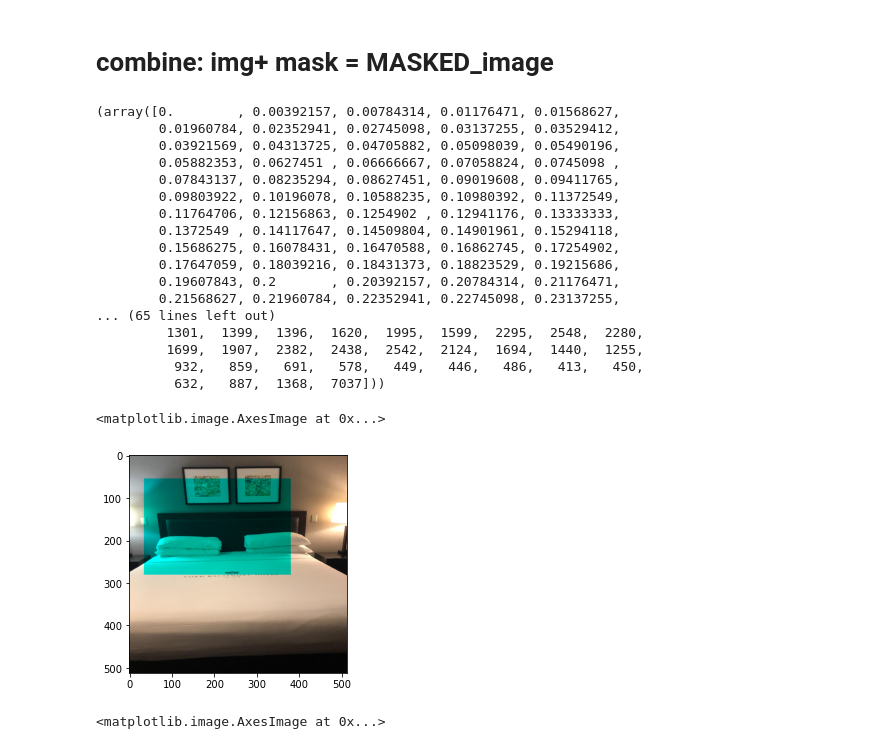
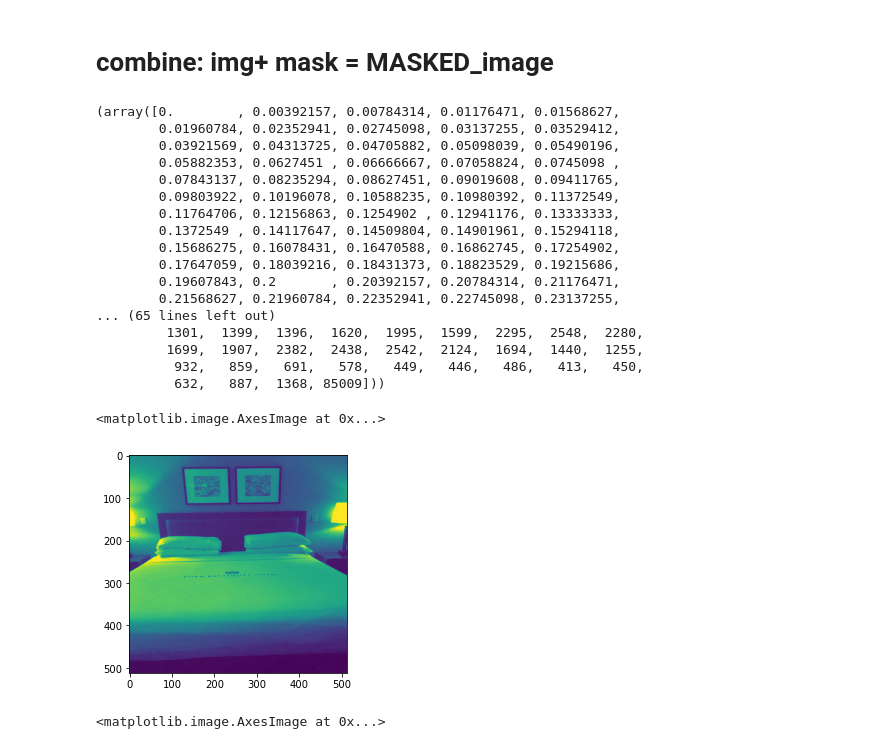
Before and after one commit to RahulS247/Hotel_Recognition-kaggle_challenge, a Jupyter notebook: maskGAN.ipynb, the cells around one changed output. Drawn from its saved outputs; the diff is of its cells as text; code cells hidden in the pictures.

```diff
--- a/maskGAN.ipynb
+++ b/maskGAN.ipynb
@@ -71,0 +114,3 @@ np.unique(mask,return_counts=True)
+# %%
+imgm=imgm/255
+mask = imgm[:, :, :] < 1
@@ -87,7 +140,7 @@ np.unique(mask,return_counts=True)
 # %%
 #masked_img = deepcopy(img)
 masked_img = img.copy()
-masked_img[mask] = 0
+masked_img[mask==0] = 1
 # %%
 np.unique(masked_img,return_counts=True)
 # %% [output]
@@ -107,12 +160,12 @@ np.unique(masked_img,return_counts=True)
          1301,  1399,  1396,  1620,  1995,  1599,  2295,  2548,  2280,
          1699,  1907,  2382,  2438,  2542,  2124,  1694,  1440,  1255,
           932,   859,   691,   578,   449,   446,   486,   413,   450,
-          632,   887,  1368,  7037]))
+          632,   887,  1368, 85009]))
 # %%
-plt.imshow(masked_img)
+plt.imshow(masked_img[:,:,2])
 # %% [output]
 <matplotlib.image.AxesImage at 0x...>
-[figure, old version]
+[figure, new version]
 # %%
 plt.imshow(np.where(masked_img==1,0,masked_img))
 # %% [output]
```
Also changed, not shown: parts of 19 cells of this notebook.
